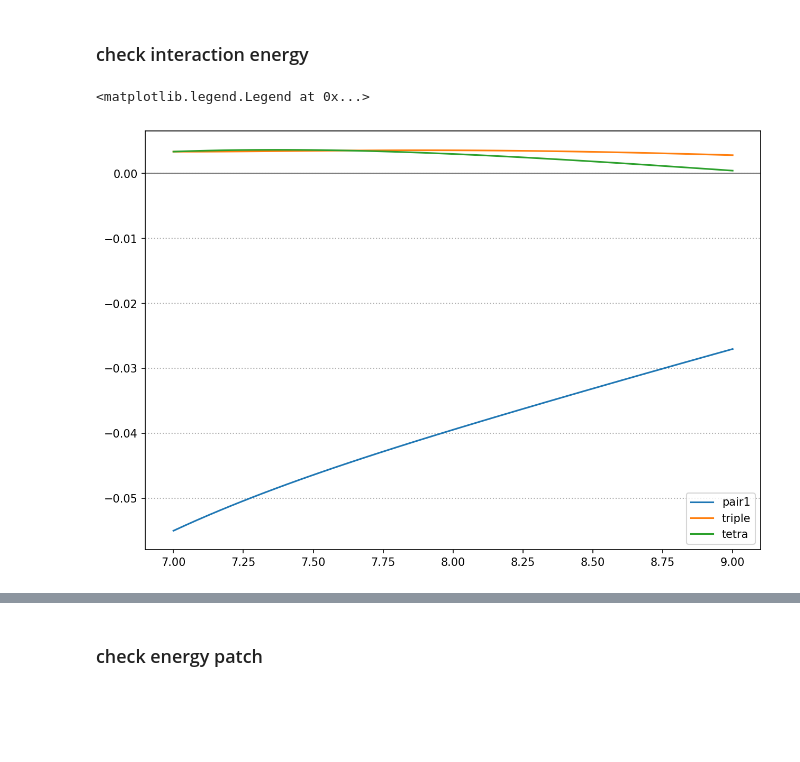
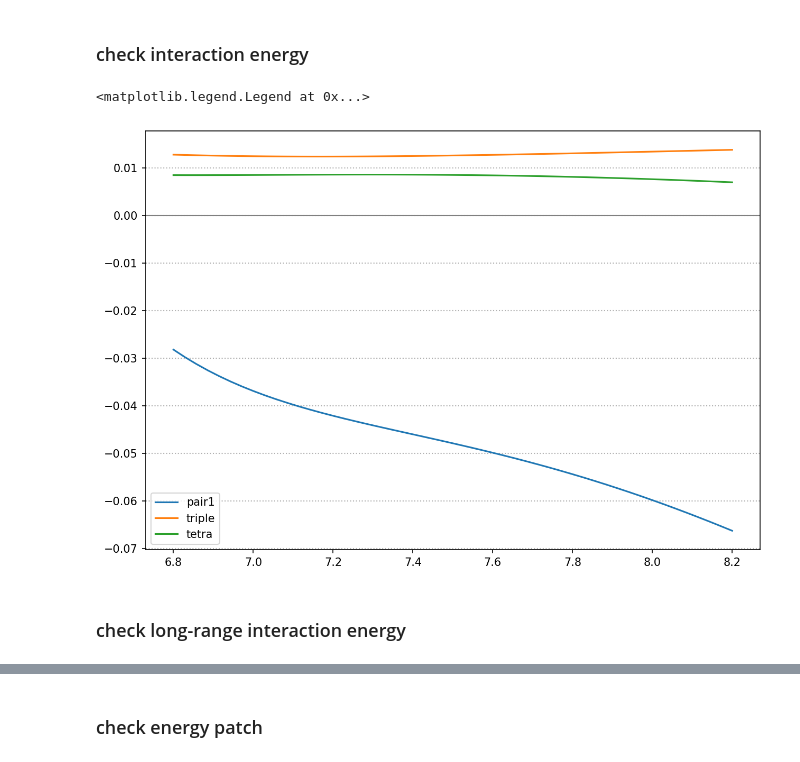
Before and after one commit to kidddddd1984/CVM, a Jupyter notebook: samples/tetrahedron.ipynb, the cells around one changed output, grey strips where cells are left out. Cells and saved outputs as stored; diff of their text form; code cells hidden in the pictures; blank space fills up the shorter version.

```diff
--- a/samples/tetrahedron.ipynb
+++ b/samples/tetrahedron.ipynb
@@ -76,7 +76,7 @@ def process(meta, *results, experiment=None):
 # Reading input set
 # %%
 # tetra = Tetrahedron.from_input_set('AlMg')
-tetra = TetraOctahedron.from_input_set('PdRh')
+tetra = Tetrahedron.from_input_set('PdRu')
 
 with cvm_context(simple_print='True'):
     print(tetra)
@@ -151,24 +159,26 @@ plt.legend()
 # %%
 from collections import OrderedDict
 
 plt.figure(figsize=(10, 7), dpi=150)
 
-# ls = np.linspace(6.8, 8.2, 50)
-ls = np.linspace(7.0, 9.0, 50)
+ls = np.linspace(6.8, 8.2, 50)
+# ls = np.linspace(7.0, 9.0, 50)
 ls_ = UnitConvert.lc2ad(ls)
 
 sample = tetra.tag_800k
 t = pd.DataFrame([sample(T=200, r=r) for r in ls_])
 
 for c in t:
     if c is 'pair2':
         continue
     plt.plot(ls, t[c], label=c)
 
 plt.axhline(y=0, color='gray', ls='-', lw=1.0)
 plt.grid(axis='y', linestyle=':', linewidth=1)
 # plt.ylim(-1.2, 5)
 plt.legend()
 # %% [output]
 <matplotlib.legend.Legend at 0x...>
-[figure, old version]
+[figure, new version]
+# %% [markdown]
+### check long-range interaction energy
```
Also changed, not shown: parts of 9 cells of this notebook, 3 other files.
